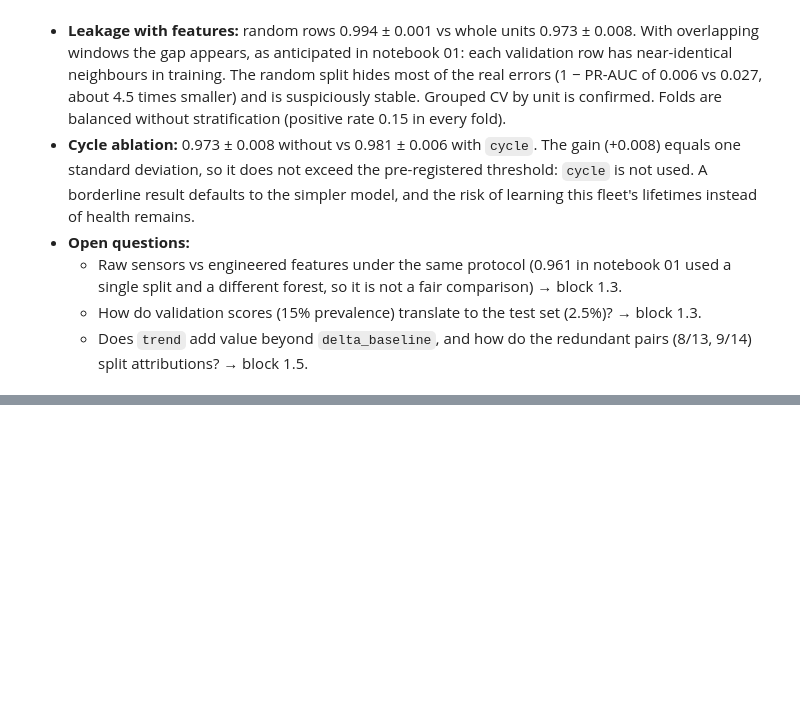
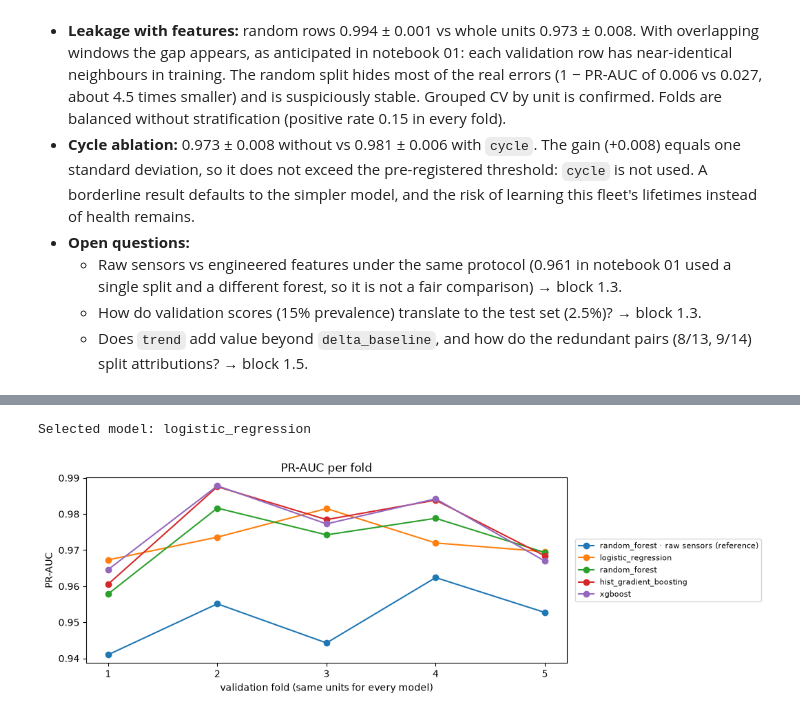
Before and after one commit to maria2332/industrial-ai-copilot, a Jupyter notebook: notebooks/02_predictive_maintenance.ipynb, the cells around one changed output, grey strips where cells are left out. Drawn from its saved outputs; the diff is of its cells as text; code cells hidden in the pictures; blank space fills up the shorter version.

```diff
--- a/notebooks/02_predictive_maintenance.ipynb
+++ b/notebooks/02_predictive_maintenance.ipynb
@@ -185,0 +199,27 @@ pd.DataFrame(
+# %%
+from sklearn.metrics import ConfusionMatrixDisplay, precision_recall_curve
+
+from industrial_ai.evaluation.metrics import (
+    first_alarms,
+    last_cycle_mask,
+    select_threshold,
+    threshold_metrics,
+)
+from industrial_ai.ml.data import load_rul
+from industrial_ai.ml.labels import add_rul_test
+from industrial_ai.ml.models import MODEL_NAMES, build_pipeline, model_inputs
+from industrial_ai.ml.selection import cross_validate_by_unit, simplest_within_one_std
+
+X = model_inputs(train)  # unit, cycle and sensors only: the labels never enter the model
+print(f"Accuracy of a model that never predicts failure: {1 - y.mean():.3f}")
+
+candidates = {"random_forest · raw sensors (reference)": build_pipeline("random_forest", "raw")}
+candidates |= {name: build_pipeline(name) for name in MODEL_NAMES}
+
+cv_results = {}
+for label, pipeline in candidates.items():
+    cv_results[label] = cross_validate_by_unit(pipeline, X, y, unit_folds)
+    print(f"done: {label}")
+
+comparison = pd.DataFrame({label: result.summary() for label, result in cv_results.items()}).T
+comparison.round(3)
@@ -185,0 +245,19 @@ pd.DataFrame(
+# %%
+selected = simplest_within_one_std(comparison.loc[list(MODEL_NAMES)], MODEL_NAMES)
+print(f"Selected model: {selected}")
+
+fold_scores = pd.DataFrame({label: result.fold_pr_auc for label, result in cv_results.items()})
+fig, ax = plt.subplots(figsize=(9, 3.5))
+for label in fold_scores:
+    ax.plot(range(1, len(unit_folds) + 1), fold_scores[label], marker="o", label=label)
+ax.set(
+    xlabel="validation fold (same units for every model)",
+    ylabel="PR-AUC",
+    title="PR-AUC per fold",
+    xticks=range(1, len(unit_folds) + 1),
+)
+ax.legend(fontsize=8, loc="center left", bbox_to_anchor=(1.01, 0.5))
+plt.show()
+# %% [output]
+Selected model: logistic_regression
+[figure, added]
```
Also changed, not shown: parts of 19 cells of this notebook.
